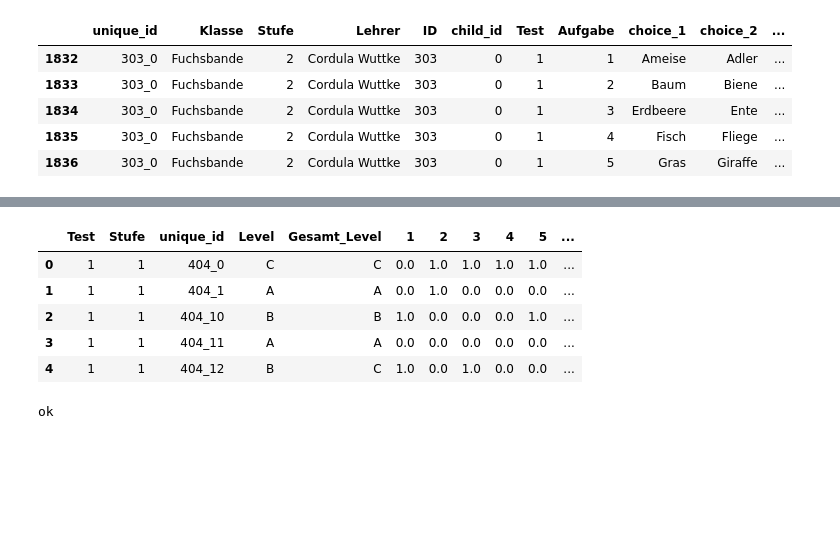
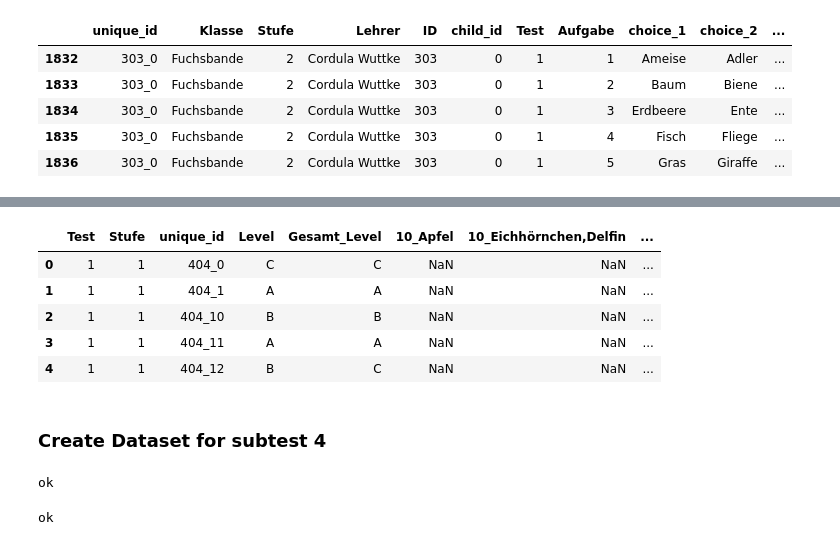
Before and after one commit to imkeines/tiria_data, a Jupyter notebook: Data_Restructuring_long_to_wide.ipynb, the cells around one changed output, grey strips where cells are left out. Drawn from its saved outputs; the diff is of its cells as text; code cells hidden in the pictures; blank space fills up the shorter version.

```diff
--- a/Data_Restructuring_long_to_wide.ipynb
+++ b/Data_Restructuring_long_to_wide.ipynb
@@ -42,7 +42,10 @@ data.insert(0, 'unique_id', data.ID.astype(str)+'_'+ data.child_id.astype(str))
 data['Ergebnis'] = data['Ergebnis'].replace({'True':1, 'False':0, 'Keine Auswahl': 99})
 data['Ergebnis'] = data['Ergebnis'].astype(int)
 
+data["item_choices"] = data["Aufgabe"].astype(str) +'_'+ data["Richtig"]
 data.head()
+
+#data.head()
 # %% [output]
 |  | unique_id | Klasse | Stufe | Lehrer | ID | child_id | Test | Aufgabe | choice_1 | choice_2 | ... |
 | 1832 | 303_0 | Fuchsbande | 2 | Cordula Wuttke | 303 | 0 | 1 | 1 | Ameise | Adler | ... |
@@ -53,19 +72,35 @@ data.head()
 # %%
 data['idx'] = data.groupby('unique_id').cumcount()
 data = data.pivot_table(index=['Test', 'Stufe', "unique_id", 'Level', 'Gesamt_Level'],
-                    columns='Aufgabe',
+                    columns=['item_choices'],
                     values='Ergebnis').reset_index()
 
 data = pd.DataFrame(data.to_records())
 data = data.drop(columns=['index'])
 data.head()
 # %% [output]
-|  | Test | Stufe | unique_id | Level | Gesamt_Level | 1 | 2 | 3 | 4 | 5 | ... |
-| 0 | 1 | 1 | 404_0 | C | C | 0.0 | 1.0 | 1.0 | 1.0 | 1.0 | ... |
-| 1 | 1 | 1 | 404_1 | A | A | 0.0 | 1.0 | 0.0 | 0.0 | 0.0 | ... |
-| 2 | 1 | 1 | 404_10 | B | B | 1.0 | 0.0 | 0.0 | 0.0 | 1.0 | ... |
-| 3 | 1 | 1 | 404_11 | A | A | 0.0 | 0.0 | 0.0 | 0.0 | 0.0 | ... |
-| 4 | 1 | 1 | 404_12 | B | C | 1.0 | 0.0 | 1.0 | 0.0 | 0.0 | ... |
+|  | Test | Stufe | unique_id | Level | Gesamt_Level | 10_Apfel | 10_Eichhörnchen,Delfin | ... |
+| 0 | 1 | 1 | 404_0 | C | C | NaN | NaN | ... |
+| 1 | 1 | 1 | 404_1 | A | A | NaN | NaN | ... |
+| 2 | 1 | 1 | 404_10 | B | B | NaN | NaN | ... |
+| 3 | 1 | 1 | 404_11 | A | A | NaN | NaN | ... |
+| 4 | 1 | 1 | 404_12 | B | C | NaN | NaN | ... |
+# %% [markdown]
+### Create Dataset for subtest 4
+# %%
+result["item_choices"] = result["Aufgabe"].astype(str) +'_'+ result["Test4_statement"]
+result.head()
+result['idx'] = result.groupby('unique_id').cumcount()
+result = result.pivot_table(index=['Test', 'Stufe', "unique_id", 'Level', 'Gesamt_Level'],#, 'Schwierigkeit'],
+                    columns=['item_choices'],
+                    values='Ergebnis').reset_index()
+
+result = pd.DataFrame(result.to_records())
+result = result.drop(columns=['index'])
+table4_out = result.to_csv('/home/iik/Desktop/tiria/data/test4_statements.csv', index=False)
+print('ok')
+# %% [output]
+ok
 # %%
 # drop dublicates
 # %%
```
Also changed, not shown: parts of 1 cell of this notebook, 6 other files.
